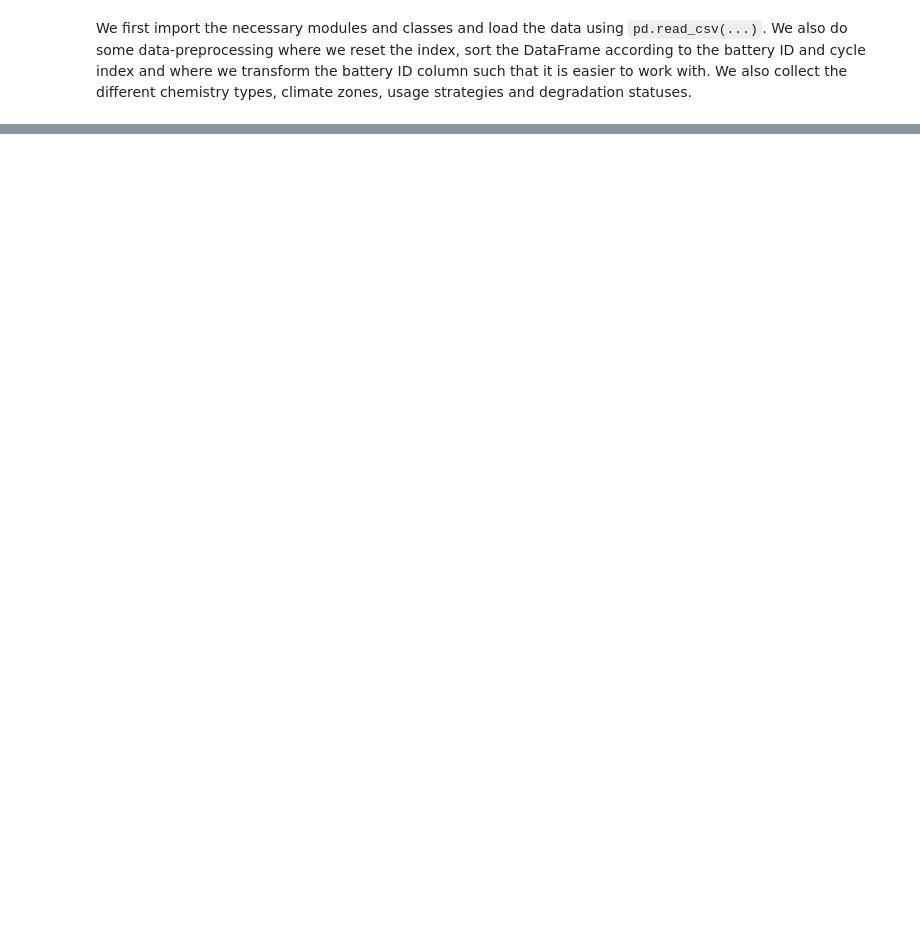
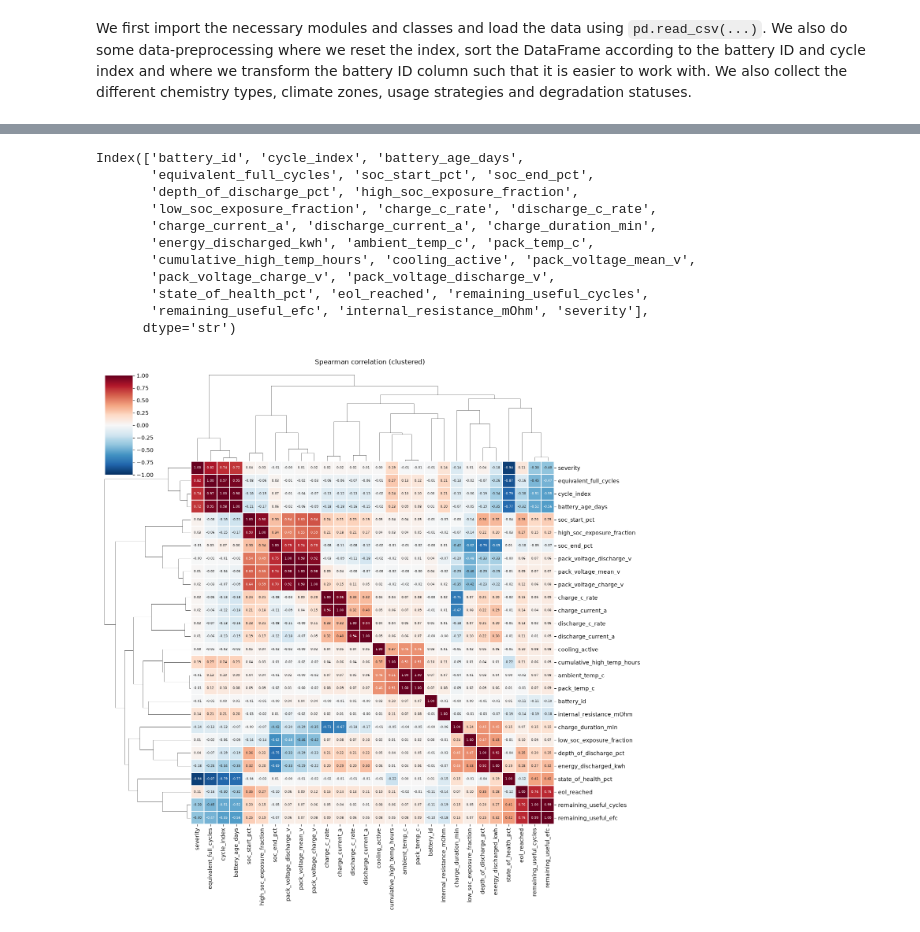
Before and after one commit to tobiasocula/Battery-Analysis-ML-DL, a Jupyter notebook: data_visualisation.ipynb, the cells around one changed output, grey strips where cells are left out. Saved outputs shown, nothing was run; the diff lists cells and outputs as text; code cells hidden in the pictures; blank space fills up the shorter version.

```diff
--- a/data_visualisation.ipynb
+++ b/data_visualisation.ipynb
@@ -112,0 +28,30 @@ plt.show()
+# %%
+import seaborn as sns
+
+
+
+corr_cols = [x for x in df2.columns if x not in [
+    "chemistry","manufacturer","climate_zone","usage_strategy","dataset_split","timestamp","time_since_previous_cycle_hours",
+    "discharge_duration_min","degradation_status"
+]]
+print(df2[corr_cols].columns)
+
+corr = df2[corr_cols].corr(method="spearman")
+g = sns.clustermap(corr, cmap="RdBu_r", center=0, vmin=-1, vmax=1,
+                   annot=True, fmt=".2f", annot_kws={"size": 6},
+                   figsize=(14, 14), linewidths=0.3)
+g.fig.suptitle("Spearman correlation (clustered)", y=1.01)
+plt.show()
+# %% [output]
+Index(['battery_id', 'cycle_index', 'battery_age_days',
+       'equivalent_full_cycles', 'soc_start_pct', 'soc_end_pct',
+       'depth_of_discharge_pct', 'high_soc_exposure_fraction',
+       'low_soc_exposure_fraction', 'charge_c_rate', 'discharge_c_rate',
+       'charge_current_a', 'discharge_current_a', 'charge_duration_min',
+       'energy_discharged_kwh', 'ambient_temp_c', 'pack_temp_c',
+       'cumulative_high_temp_hours', 'cooling_active', 'pack_voltage_mean_v',
+       'pack_voltage_charge_v', 'pack_voltage_discharge_v',
+       'state_of_health_pct', 'eol_reached', 'remaining_useful_cycles',
+       'remaining_useful_efc', 'internal_resistance_mOhm', 'severity'],
+      dtype='str')
+[figure, added]
```
Also changed, not shown: parts of 11 cells of this notebook, 28 other files.
